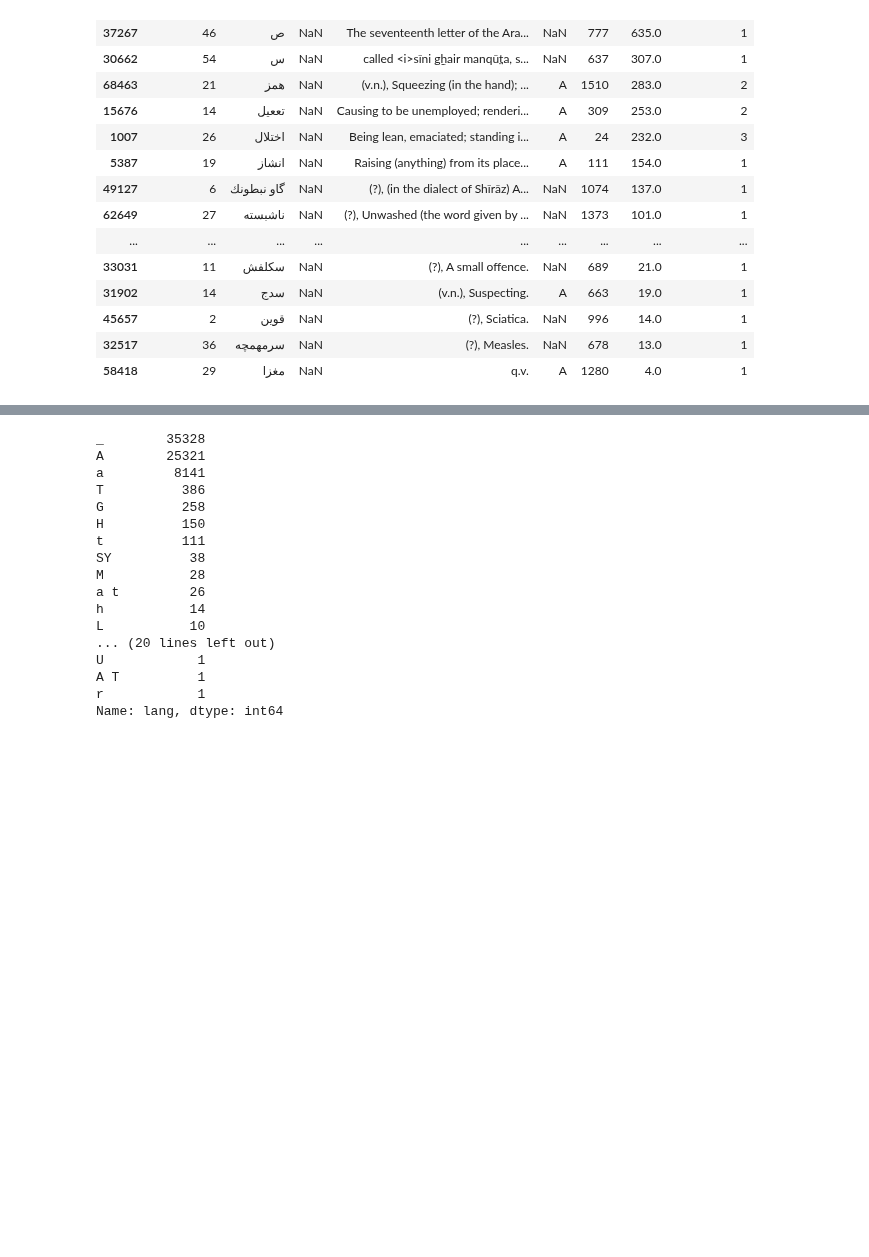
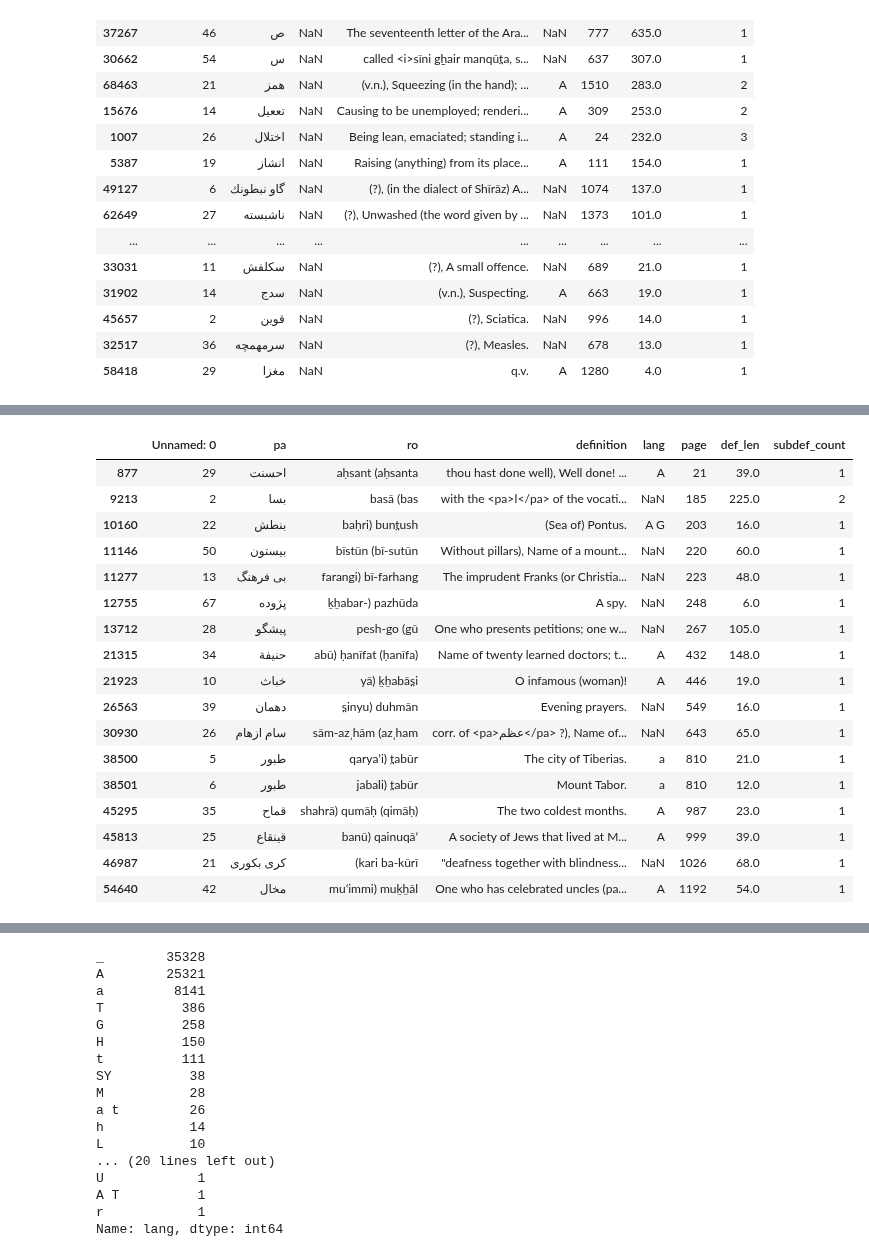
Before and after one commit to kebuhcah/experiments, a Jupyter notebook: dsal-scrape/dsal-scrape.ipynb, the cells around one changed output, grey strips where cells are left out. Saved outputs shown, nothing was run; the diff lists cells and outputs as text; code cells hidden in the pictures; blank space fills up the shorter version.

Commit message:
analysis of headwords with mismatched parentheses - paren pairs cross tag boundaries T_T)

```diff
--- a/dsal-scrape/dsal-scrape.ipynb
+++ b/dsal-scrape/dsal-scrape.ipynb
@@ -212,0 +213,21 @@ The seven lines (on the cup of Jam, viz. <i>ḵẖat̤i azraq, ḵẖat̤i ashk,
+# %%
+FullDict[~FullDict.ro.fillna('').apply(parenCheck)]
+# %% [output]
+|  | Unnamed: 0 | pa | ro | definition | lang | page | def_len | subdef_count |
+| 877 | 29 | احسنت | aḥsant (aḥsanta | thou hast done well), Well done! ... | A | 21 | 39.0 | 1 |
+| 9213 | 2 | بسا | basā (bas | with the <pa>ا</pa> of the vocati... | NaN | 185 | 225.0 | 2 |
+| 10160 | 22 | بنطش | baḥri) bunt̤ush | (Sea of) Pontus. | A G | 203 | 16.0 | 1 |
+| 11146 | 50 | بيستون | bīstūn (bī-sutūn | Without pillars), Name of a mount... | NaN | 220 | 60.0 | 1 |
+| 11277 | 13 | بى فرهنگ | farangi) bī-farhang | The imprudent Franks (or Christia... | NaN | 223 | 48.0 | 1 |
+| 12755 | 67 | پژوده | ḵẖabar-) pazhūda | A spy. | NaN | 248 | 6.0 | 1 |
+| 13712 | 28 | پیشگو | pesh-go (gū | One who presents petitions; one w... | NaN | 267 | 105.0 | 1 |
+| 21315 | 34 | حنيفة | abū) ḥanīfat (ḥanīfa) | Name of twenty learned doctors; t... | A | 432 | 148.0 | 1 |
+| 21923 | 10 | خباث | yā) ḵẖabās̤i | O infamous (woman)! | A | 446 | 19.0 | 1 |
+| 26563 | 39 | دهمان | s̤inyu) duhmān | Evening prayers. | NaN | 549 | 16.0 | 1 |
+| 30930 | 26 | سام ازهام | sām-azˌhām (azˌham | corr. of <pa>عظم</pa> ?), Name of... | NaN | 643 | 65.0 | 1 |
+| 38500 | 5 | طبور | qaryaʼi) t̤abūr | The city of Tiberias. | a | 810 | 21.0 | 1 |
+| 38501 | 6 | طبور | jabali) t̤abūr | Mount Tabor. | a | 810 | 12.0 | 1 |
+| 45295 | 35 | قماح | shahrā) qumāḥ (qimāḥ) | The two coldest months. | A | 987 | 23.0 | 1 |
+| 45813 | 25 | قينقاع | banū) qainuqāʻ | A society of Jews that lived at M... | A | 999 | 39.0 | 1 |
+| 46987 | 21 | کری بکوری | (kari ba-kūrī | "deafness together with blindness... | NaN | 1026 | 68.0 | 1 |
+| 54640 | 42 | مخال | muʻimmi) muḵẖāl | One who has celebrated uncles (pa... | A | 1192 | 54.0 | 1 |
```
Also changed, not shown: parts of 6 cells of this notebook.
